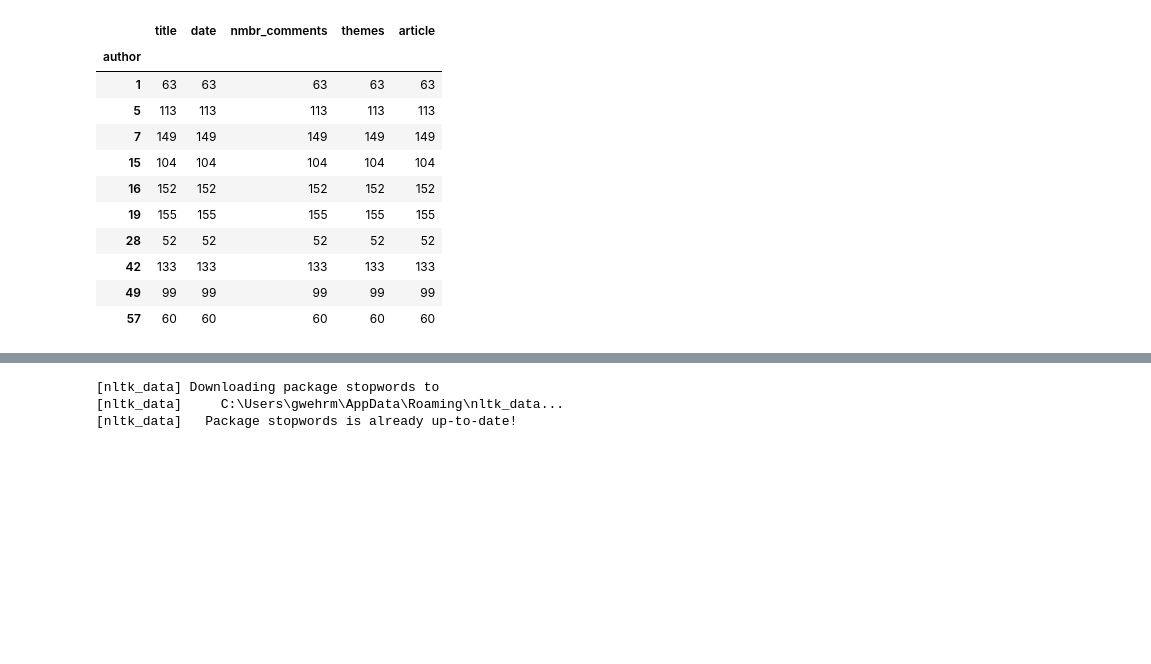
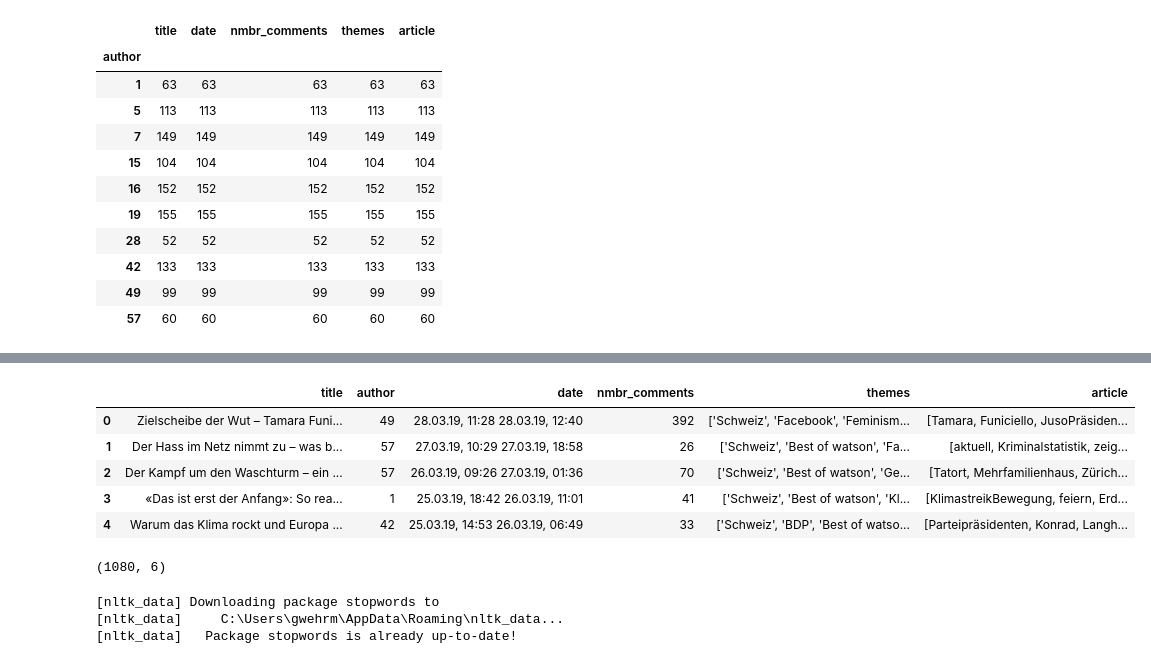
Before and after one commit to gwehrm/Deep_Learning, a Jupyter notebook: Regression_Classification.ipynb, the cells around one changed output, grey strips where cells are left out. Drawn from its saved outputs; the diff is of its cells as text; code cells hidden in the pictures; blank space fills up the shorter version.

```diff
--- a/Regression_Classification.ipynb
+++ b/Regression_Classification.ipynb
@@ -82,3 +85,16 @@ display(data_reduced.head())
+# %%
+display(data_reduced.head())
+display(data_reduced.shape)
+# the articles look alright now
+# and in total 1080 articles
+# %% [output]
+|  | title | author | date | nmbr_comments | themes | article |
+| 0 | Zielscheibe der Wut – Tamara Funi... | 49 | 28.03.19, 11:28 28.03.19, 12:40 | 392 | ['Schweiz', 'Facebook', 'Feminism... | [Tamara, Funiciello, JusoPräsiden... |
+| 1 | Der Hass im Netz nimmt zu – was b... | 57 | 27.03.19, 10:29 27.03.19, 18:58 | 26 | ['Schweiz', 'Best of watson', 'Fa... | [aktuell, Kriminalstatistik, zeig... |
+| 2 | Der Kampf um den Waschturm – ein ... | 57 | 26.03.19, 09:26 27.03.19, 01:36 | 70 | ['Schweiz', 'Best of watson', 'Ge... | [Tatort, Mehrfamilienhaus, Zürich... |
+| 3 | «Das ist erst der Anfang»: So rea... | 1 | 25.03.19, 18:42 26.03.19, 11:01 | 41 | ['Schweiz', 'Best of watson', 'Kl... | [KlimastreikBewegung, feiern, Erd... |
+| 4 | Warum das Klima rockt und Europa ... | 42 | 25.03.19, 14:53 26.03.19, 06:49 | 33 | ['Schweiz', 'BDP', 'Best of watso... | [Parteipräsidenten, Konrad, Langh... |
+(1080, 6)
 # %%
 #dowloading the stopwords
 import nltk
```
Also changed, not shown: parts of 17 cells of this notebook.
